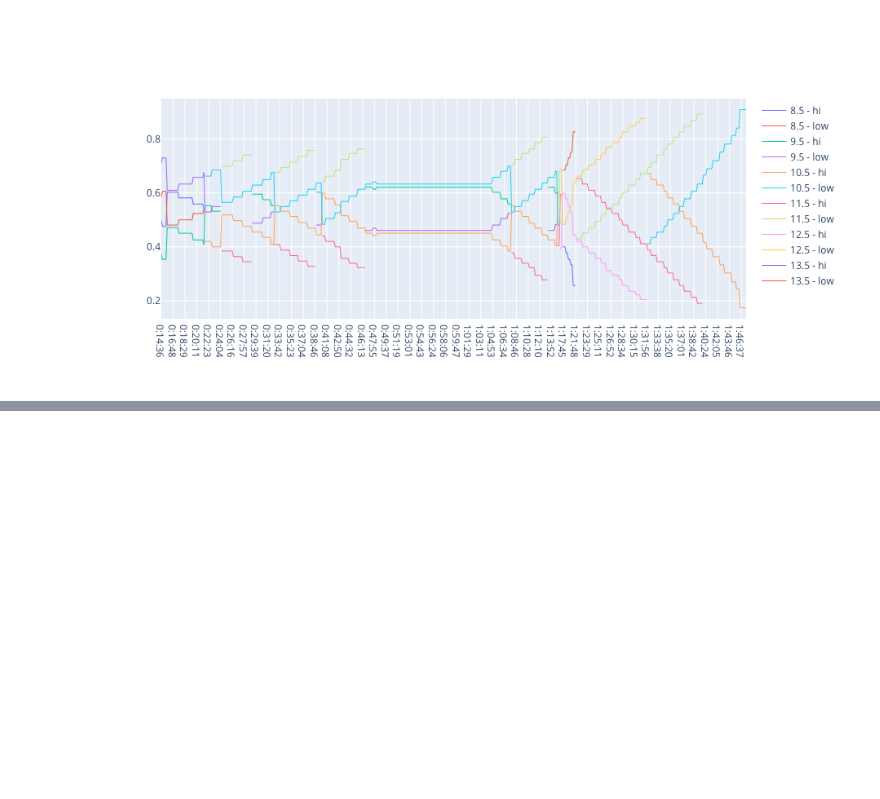
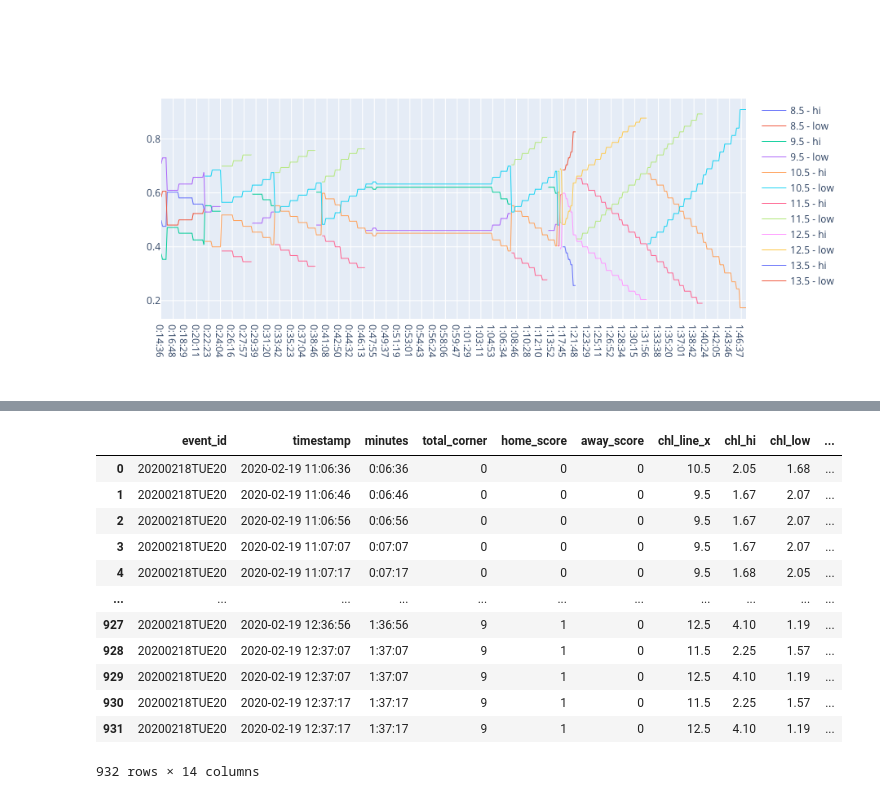
Before and after one commit to tysonwu/odds-crawl-app, a Jupyter notebook: development/signal_analysis/analysis.ipynb, the cells around one changed output, grey strips where cells are left out. Drawn from its saved outputs; the diff is of its cells as text; code cells hidden in the pictures; blank space fills up the shorter version.

```diff
--- a/development/signal_analysis/analysis.ipynb
+++ b/development/signal_analysis/analysis.ipynb
@@ -100,0 +109,22 @@ fig.show()
+# %%
+import pandas as pd
+import numpy as np
+import os
+from datetime import datetime, timedelta, time
+import plotly.graph_objects as go
+import warnings
+warnings.filterwarnings("ignore")
+
+os.chdir('/Users/TysonWu/dev/odds-crawl-app/odds-crawl-app/development/')
+# one example
+df = pd.read_csv('data_collection/data/20200218TUE20.csv')
+# remvoe NaN and ---
+df = df[(~df.total_corner.isna()) & (df.total_corner!="---")]
+df = df[(~df.chl_line.isna()) & (df.chl_line!="---")]
+df = df[(~df.chl_hi.isna()) & (df.chl_hi!="---")]
+df = df[(~df.chl_low.isna()) & (df.chl_low!="---")]
+df = df.reset_index(drop = True)
+df['hour'] = df.minutes.apply(lambda x: int(x.split(':')[0]))
+df['minute'] = df.minutes.apply(lambda x: int(x.split(':')[1]))
+df['time'] = df.minute+60*df.hour
+print(df.tail())
@@ -100,0 +157,7 @@ fig.show()
+# %%
+# assume the poisson distribution
+# calculate the lambda per game parameter at any moment
+# lambda according to bookmaker's sentiment (the lines offered at that time)
+param_df = df[['minutes', 'chl_line']].groupby('minutes').mean()
+param_df
+param_df.head()
@@ -100,0 +178,17 @@ fig.show()
+# %%
+df = df.merge(param_df, how='outer', on='minutes')
+df
+# %% [output]
+|  | event_id | timestamp | minutes | total_corner | home_score | away_score | chl_line_x | chl_hi | chl_low | ... |
+| 0 | 20200218TUE20 | 2020-02-19 11:06:36 | 0:06:36 | 0 | 0 | 0 | 10.5 | 2.05 | 1.68 | ... |
+| 1 | 20200218TUE20 | 2020-02-19 11:06:46 | 0:06:46 | 0 | 0 | 0 | 9.5 | 1.67 | 2.07 | ... |
+| 2 | 20200218TUE20 | 2020-02-19 11:06:56 | 0:06:56 | 0 | 0 | 0 | 9.5 | 1.67 | 2.07 | ... |
+| 3 | 20200218TUE20 | 2020-02-19 11:07:07 | 0:07:07 | 0 | 0 | 0 | 9.5 | 1.67 | 2.07 | ... |
+| 4 | 20200218TUE20 | 2020-02-19 11:07:17 | 0:07:17 | 0 | 0 | 0 | 9.5 | 1.68 | 2.05 | ... |
+| ... | ... | ... | ... | ... | ... | ... | ... | ... | ... | ... |
+| 927 | 20200218TUE20 | 2020-02-19 12:36:56 | 1:36:56 | 9 | 1 | 0 | 12.5 | 4.10 | 1.19 | ... |
+| 928 | 20200218TUE20 | 2020-02-19 12:37:07 | 1:37:07 | 9 | 1 | 0 | 11.5 | 2.25 | 1.57 | ... |
+| 929 | 20200218TUE20 | 2020-02-19 12:37:07 | 1:37:07 | 9 | 1 | 0 | 12.5 | 4.10 | 1.19 | ... |
+| 930 | 20200218TUE20 | 2020-02-19 12:37:17 | 1:37:17 | 9 | 1 | 0 | 11.5 | 2.25 | 1.57 | ... |
+| 931 | 20200218TUE20 | 2020-02-19 12:37:17 | 1:37:17 | 9 | 1 | 0 | 12.5 | 4.10 | 1.19 | ... |
+932 rows × 14 columns
```
Also changed, not shown: parts of 7 cells of this notebook, 12 other files.
